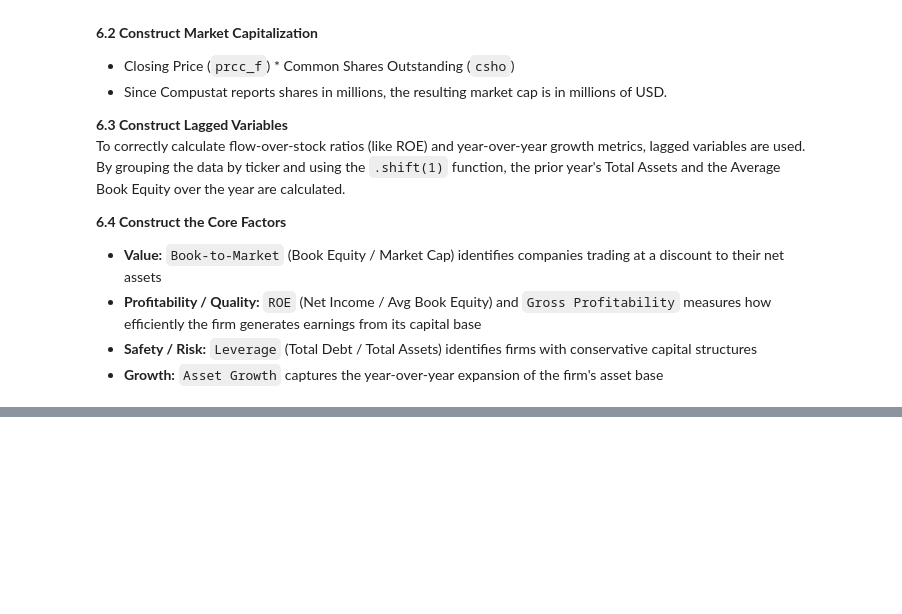
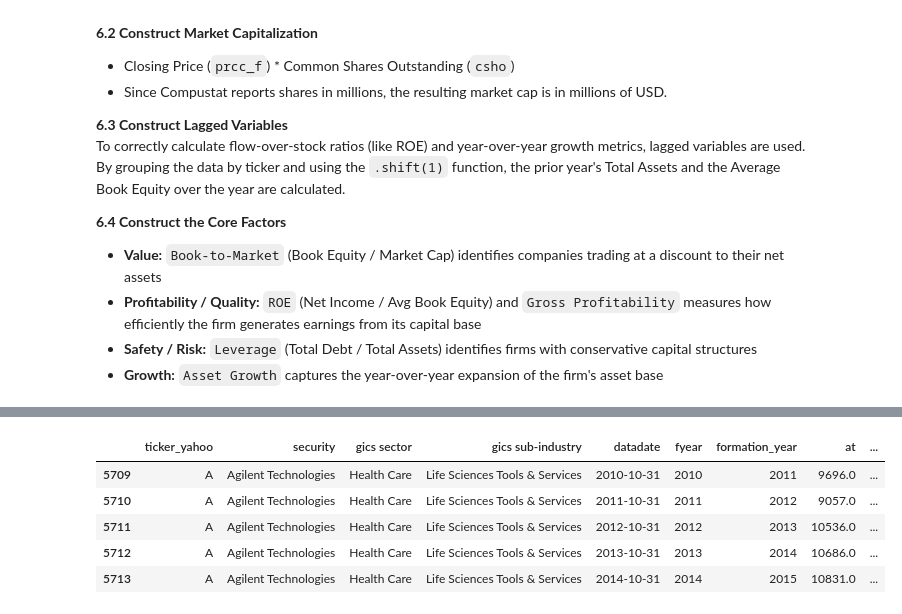
Before and after one commit to nekumonokat/ACCT655_AVI_Project, a Jupyter notebook: analysis.ipynb, the cells around one changed output, grey strips where cells are left out. Cells and saved outputs as stored; diff of their text form; code cells hidden in the pictures; blank space fills up the shorter version.

Commit message:
Completed writeup for cleaning of financial signals

```diff
--- a/analysis.ipynb
+++ b/analysis.ipynb
@@ -642,0 +639,83 @@ print("Data loaded successfully. Ready for signal generation.")
+# %%
+# ------------------------------------------------------------
+# 7.1 Remove invalid signal values
+# ------------------------------------------------------------
+
+signal_cols = [
+    "book_to_market",
+    "roe",
+    "gross_profitability",
+    "leverage",
+    "asset_growth"
+]
+
+# Invalid denominators
+## Book-to-market: book equity and market cap must be positive
+snp500.loc[snp500["book_equity"] <= 0, "book_to_market"] = np.nan
+snp500.loc[snp500["market_cap"] <= 0, "book_to_market"] = np.nan
+## ROE: average book equity must be positive
+snp500.loc[snp500["avg_book_equity"] <= 0, "roe"] = np.nan
+## Gross profitability: total assets must be positive
+snp500.loc[snp500["at"] <= 0, "gross_profitability"] = np.nan
+## Leverage: total assets must be positive
+snp500.loc[snp500["at"] <= 0, "leverage"] = np.nan
+## Asset growth: lagged total assets must be positive
+snp500.loc[snp500["lag_at"] <= 0, "asset_growth"] = np.nan
+
+# Replace infinite values
+snp500[signal_cols] = snp500[signal_cols].replace([np.inf, -np.inf], np.nan)
+
+# ------------------------------------------------------------
+# 7.2 Create formation year
+# ------------------------------------------------------------
+
+# Fiscal year t accounting data will be used to form portfolio in year t+1
+snp500["formation_year"] = snp500["fyear"] + 1
+
+# ------------------------------------------------------------
+# 7.3 Keep relevant signal columns
+# ------------------------------------------------------------
+
+keep_cols = [
+    "ticker_yahoo",
+    "security",
+    "gics sector", "gics sub-industry",
+    "datadate", "fyear", "formation_year",
+    "at", "book_equity", "market_cap",
+    "ni", "gp",
+    "total_debt",
+    "book_to_market",
+    "roe",
+    "gross_profitability",
+    "leverage",
+    "asset_growth"
+]
+
+keep_cols = [col for col in keep_cols if col in snp500.columns]
+financial_signals = snp500[keep_cols].copy()
+
+# Keep only formation years needed for backtest
+financial_signals = financial_signals[
+    (financial_signals["formation_year"] >= 2010) &
+    (financial_signals["formation_year"] <= 2025)
+].copy()
+
+# ------------------------------------------------------------
+# 7.4 Drop rows missing any of the five signals
+# ------------------------------------------------------------
+
+financial_signals_clean = financial_signals.dropna(subset=signal_cols).copy()
+
+print("Before signal cleaning:", len(financial_signals))
+print("After signal cleaning:", len(financial_signals_clean))
+print("Rows removed:", len(financial_signals) - len(financial_signals_clean))
+
+print("\nNumber of unique tickers:", financial_signals_clean["ticker_yahoo"].nunique())
+print("Formation years:", financial_signals_clean["formation_year"].min(), "to", financial_signals_clean["formation_year"].max())
+
+# Save financial signal file
+financial_signals_clean.to_csv("data/annual_financial_signals.csv", index=False)
+print("Saved file: data/annual_financial_signals.csv")
+
+financial_signals_clean.head()
+# %% [output]
@@ -642,0 +729,6 @@ print("Data loaded successfully. Ready for signal generation.")
+|  | ticker_yahoo | security | gics sector | gics sub-industry | datadate | fyear | formation_year | at | ... |
+| 5709 | A | Agilent Technologies | Health Care | Life Sciences Tools & Services | 2010-10-31 | 2010 | 2011 | 9696.0 | ... |
+| 5710 | A | Agilent Technologies | Health Care | Life Sciences Tools & Services | 2011-10-31 | 2011 | 2012 | 9057.0 | ... |
+| 5711 | A | Agilent Technologies | Health Care | Life Sciences Tools & Services | 2012-10-31 | 2012 | 2013 | 10536.0 | ... |
+| 5712 | A | Agilent Technologies | Health Care | Life Sciences Tools & Services | 2013-10-31 | 2013 | 2014 | 10686.0 | ... |
+| 5713 | A | Agilent Technologies | Health Care | Life Sciences Tools & Services | 2014-10-31 | 2014 | 2015 | 10831.0 | ... |
```
Also changed, not shown: parts of 6 cells of this notebook.
